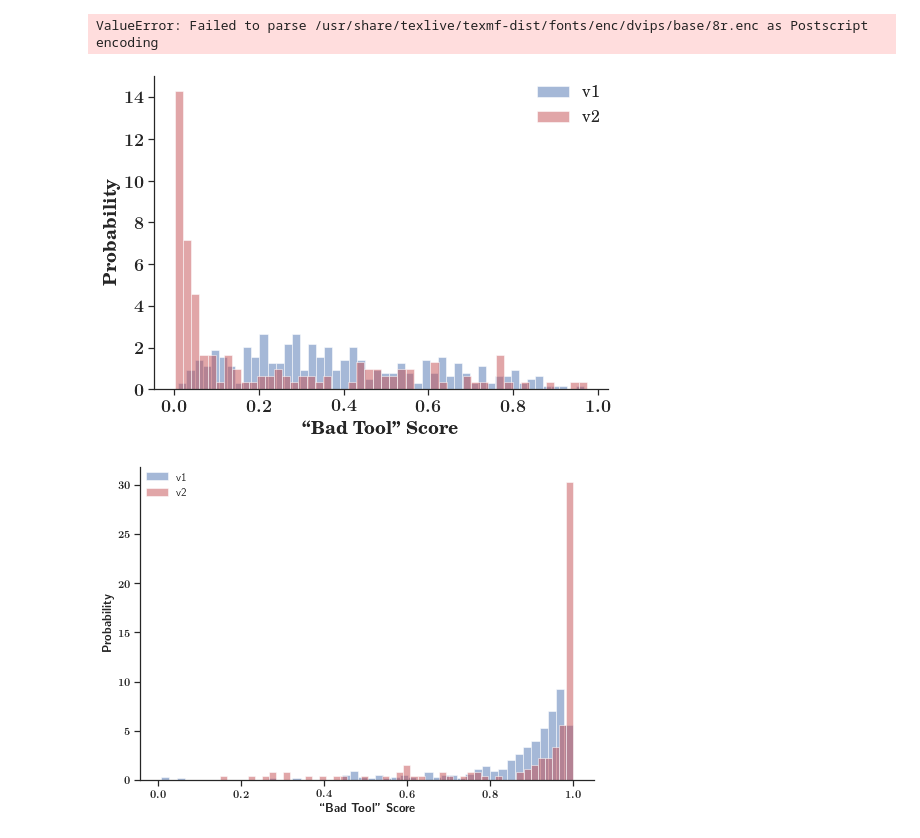
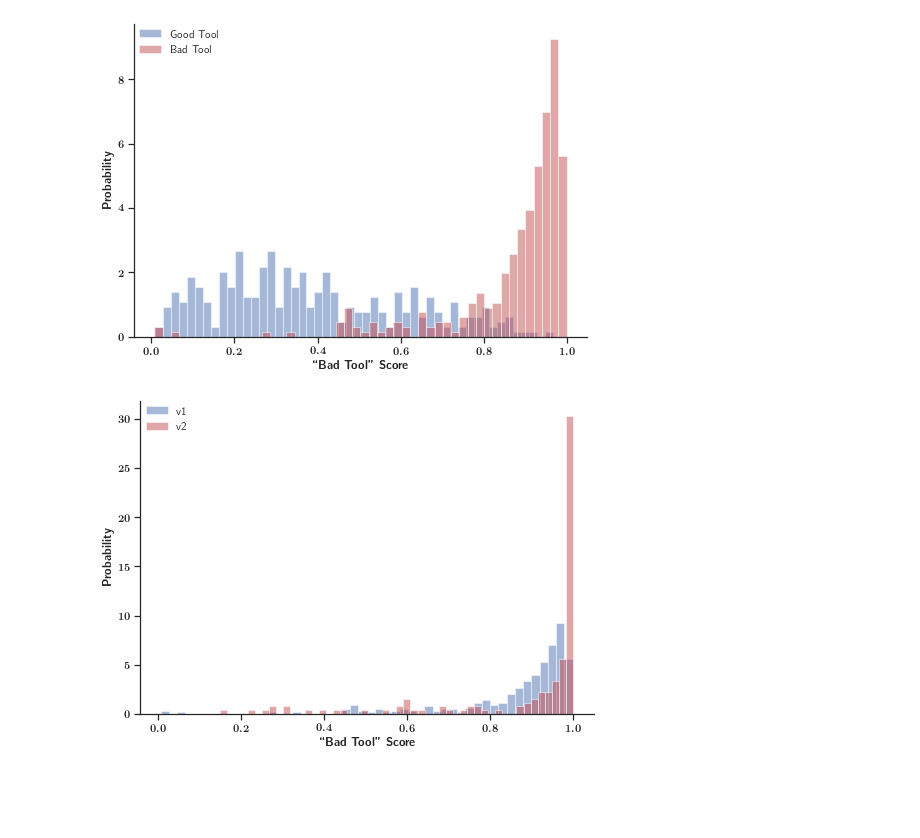
Before and after one commit to danielnewman09/Dissertation, a Jupyter notebook: Dissertation-Notebooks/Chapter-6/Plot-CLF-Performance.ipynb, the cells around one changed output. Saved outputs shown, nothing was run; the diff lists cells and outputs as text; code cells hidden in the pictures; blank space fills up the shorter version.

Commit message:
control charts

```diff
--- a/Dissertation-Notebooks/Chapter-6/Plot-CLF-Performance.ipynb
+++ b/Dissertation-Notebooks/Chapter-6/Plot-CLF-Performance.ipynb
@@ -41,28 +41,27 @@ true_v1 = np.concatenate((true_good_v1,true_bad_v1))
 # %%
 num_col = 1
 legend_loc = 'best'
 transparent=True
 plt.figure(figsize=(9,6))
 ax = plt.gca()
 # the histogram of the data
-n, bins, patches = plt.hist(clf_good_v1, 50, density=True, facecolor='b', alpha=0.50,label='v1')
-n, bins, patches = plt.hist(clf_good_v2, 50, density=True, facecolor='r', alpha=0.50,label='v2')
+n, bins, patches = plt.hist(clf_good_v1, 50, density=True, facecolor='b', alpha=0.50,label='Good Tool')
+n, bins, patches = plt.hist(clf_bad_v1, 50, density=True, facecolor='r', alpha=0.50,label='Bad Tool')
 
 
 ax.spines['right'].set_color('none')
 ax.spines['top'].set_color('none')
 ax.xaxis.set_ticks_position('bottom')
 ax.yaxis.set_ticks_position('left')
 
 plt.xlabel(r'\textbf{``Bad Tool" Score}')
 plt.ylabel(r'\textbf{Probability}')
 ax.legend(ncol=num_col,loc=legend_loc,framealpha=float(not transparent)).get_frame().set_edgecolor('k')
 plt.grid(False)
 plt.savefig('figures/classification-good-compare.svg',transparent=True)
 plt.show()
 # %% [output]
-ValueError: Failed to parse /usr/share/texlive/texmf-dist/fonts/enc/dvips/base/8r.enc as Postscript encoding
-[figure, old version]
+[figure, new version]
 # %%
 num_col = 1
 legend_loc = 'best'
```
Also changed, not shown: parts of 8 cells of this notebook, 12 other files.
